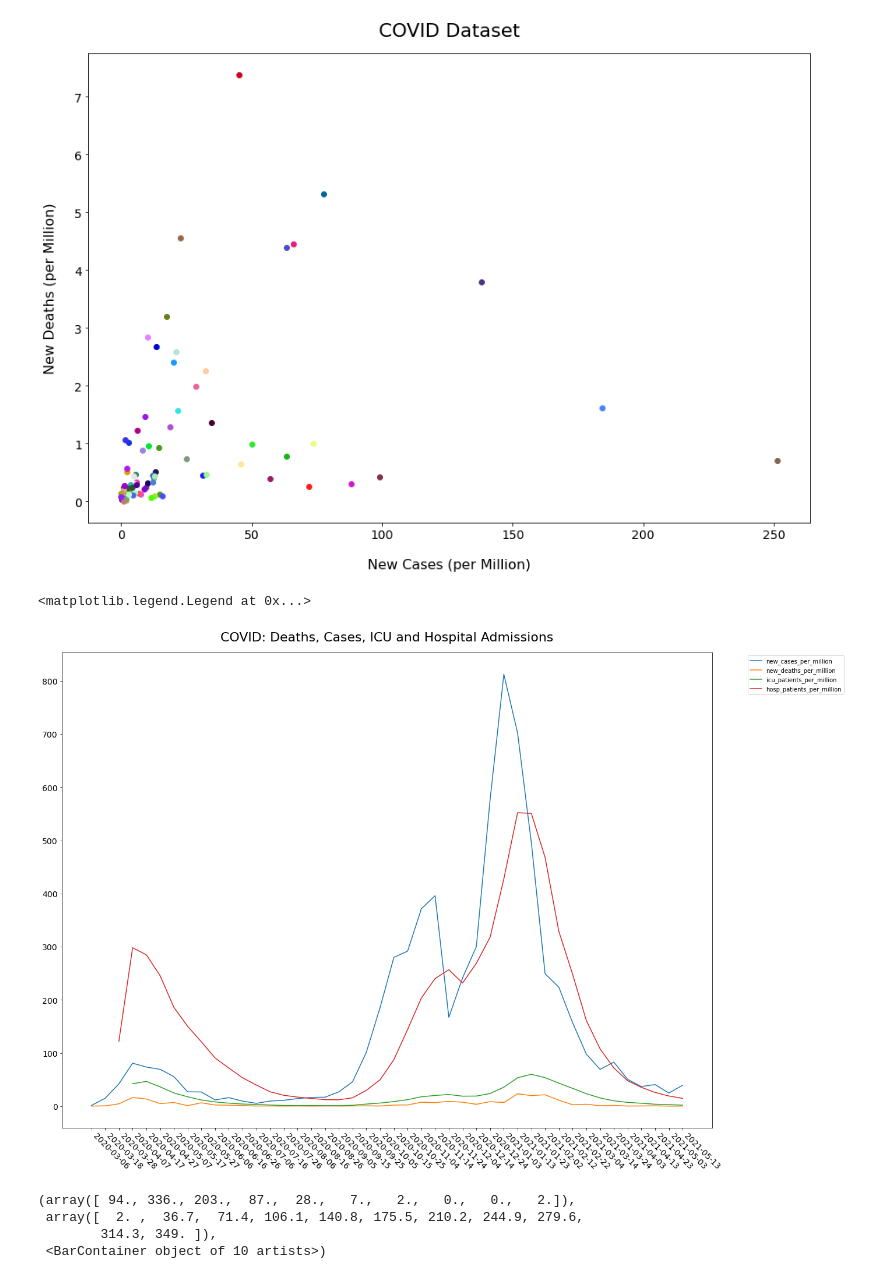
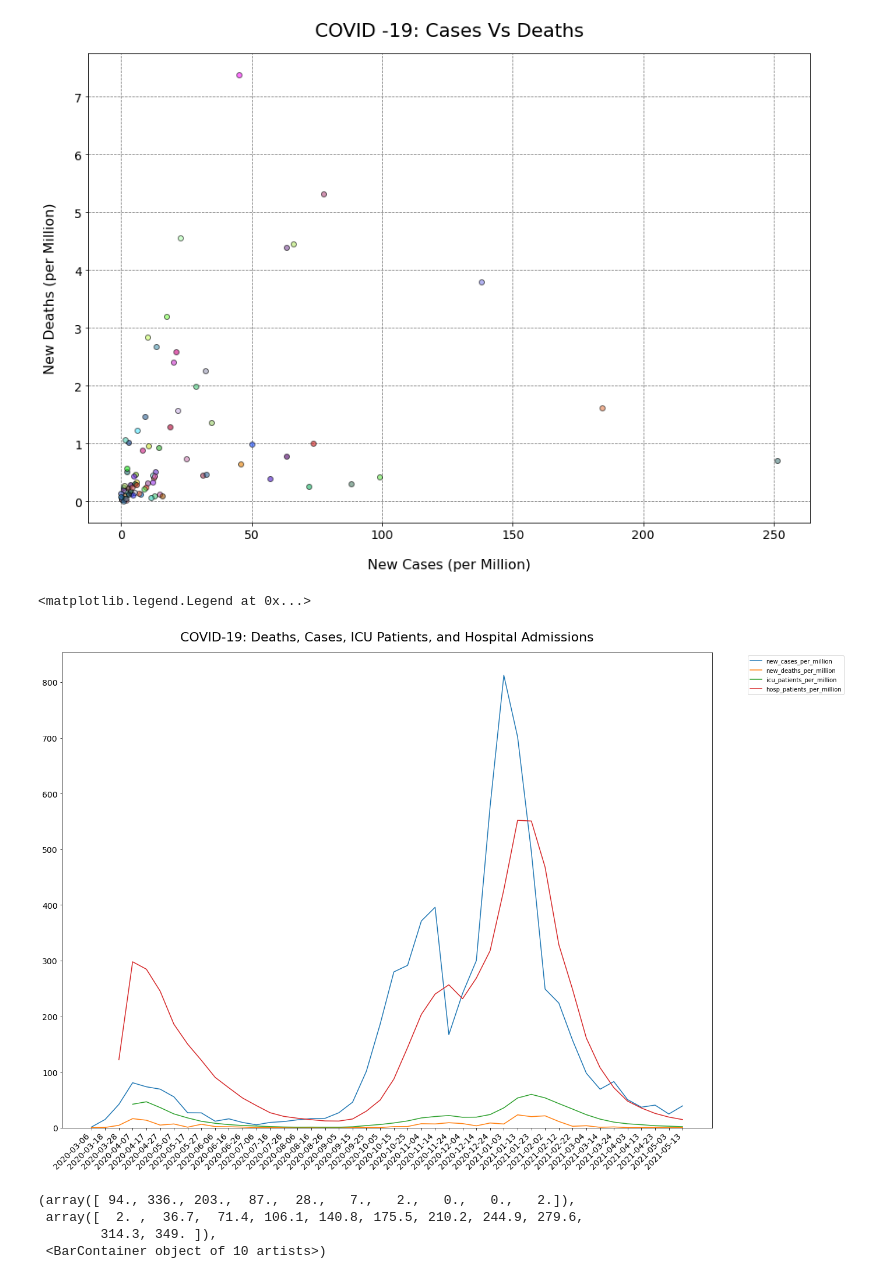
Before and after one commit to Squ4nchy/data_visualisation, a Jupyter notebook: data_visualisation.ipynb, the cells around one changed output. Drawn from its saved outputs; the diff is of its cells as text; code cells hidden in the pictures.

```diff
--- a/data_visualisation.ipynb
+++ b/data_visualisation.ipynb
@@ -26,17 +29,24 @@ d ={
 plt.rcParams.update(d)
 # %%
-def figure_elements(size_x, size_y,
-                    title=None, x_label=None, y_label=None):
+def figure_elements(x_size, y_size,
+                    title=None, x_label=None,
+                    y_label=None, grid_on=False
+                   ):
 
     fig, ax = plt.subplots()
 
     # Set figure size
-    fig.set_size_inches(size_x, size_y)
+    fig.set_size_inches(x_size, y_size)
 
     # set a title and labels
     ax.set_title(title)
     ax.set_xlabel(x_label)
     ax.set_ylabel(y_label)
 
+    # Set a dashed grid background for plots
+    if grid_on is True:
+        ax.grid(color='gray', linestyle='dashed')
+        ax.set_axisbelow(True)
+
     return(fig, ax)
 # %%
@@ -59,14 +74,24 @@ ax.scatter(covid_curr['new_cases_per_million'], covid_curr['new_deaths_per_milli
 # %%
-fig, ax = figure_elements(15, 10, 'COVID Dataset',
+fig, ax = figure_elements(15, 10,
+                          'COVID -19: Cases Vs Deaths',
                           'New Cases (per Million)',
-                          'New Deaths (per Million)')
+                          'New Deaths (per Million)',
+                          grid_on=True
+                         )
 
-# plot each data-point
-# with a randomly generated RGB colour
-for i in range(len(covid_curr['location'])):
+df_len = len(covid_curr)
+
+# List of random, non-repeating, RGB colours
+colour_list = np.random.rand(df_len,3).round(1)
+
+# plot each data-point with a randomly generated RGB colour
+for i in range(df_len):
     ax.scatter(covid_curr['new_cases_per_million'][i],
                covid_curr['new_deaths_per_million'][i],
-               color=np.random.rand(3,).round(1))
+               color=colour_list[i],
+               alpha=0.6,
+               edgecolors='black'
+              )
 # %% [output]
-[figure, old version]
+[figure, new version]
 # %%
@@ -74,25 +101,28 @@ covid_to_date = covid_data[(covid_data['location'] == 'United Kingdom') &
                            (~covid_data['continent'].isna()) &
                            (covid_data['new_deaths_per_million'] > 0)]
 # %%
-# get columns to plot
+# columns to plot
 columns = ['new_cases_per_million',
            'new_deaths_per_million',
            'icu_patients_per_million',
            'hosp_patients_per_million']
 
 # create x data
 x_data = covid_to_date['date'].values[0::10]
 
-fig, ax = figure_elements(20, 15, 'COVID: Deaths, Cases, ICU and Hospital Admissions')
+fig, ax = figure_elements(20, 15, 'COVID-19: Deaths, Cases, ICU Patients, and Hospital Admissions')
 
 # plot each column
 for column in columns:
     ax.plot(x_data, covid_to_date[column][0::10], label=column)
 
+# ax.set_xlim((0, len(x_data)-1))
+ax.set_ylim(bottom=0)
+
 # set title and legend
-plt.xticks(rotation=-45, ha='left')
+plt.xticks(rotation=45, ha='right')
 ax.legend(bbox_to_anchor=(1.05,1), loc='upper left')
 # %% [output]
 <matplotlib.legend.Legend at 0x...>
-[figure, old version]
+[figure, new version]
 # %%
```
Also changed, not shown: parts of 41 cells of this notebook, 1 other file.
